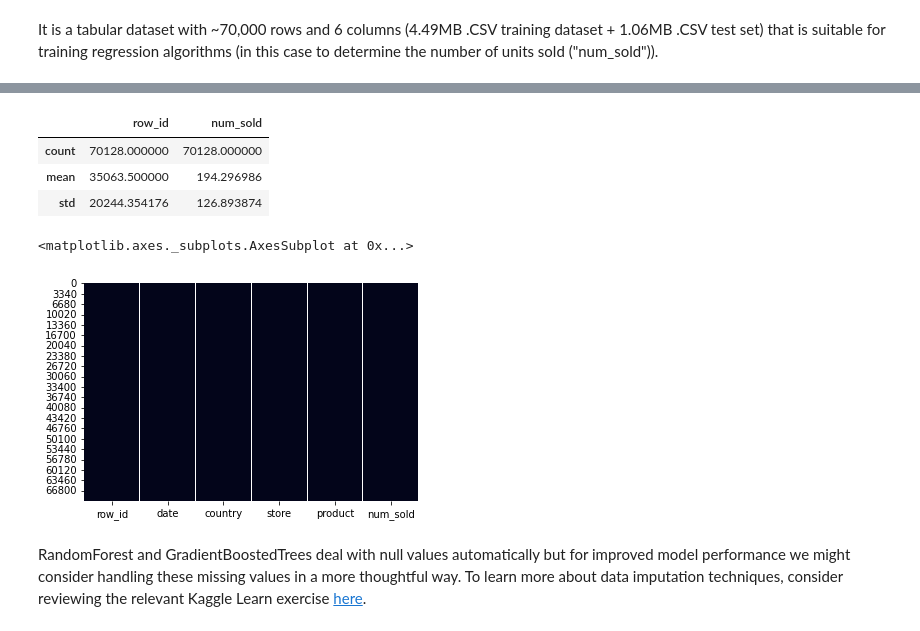
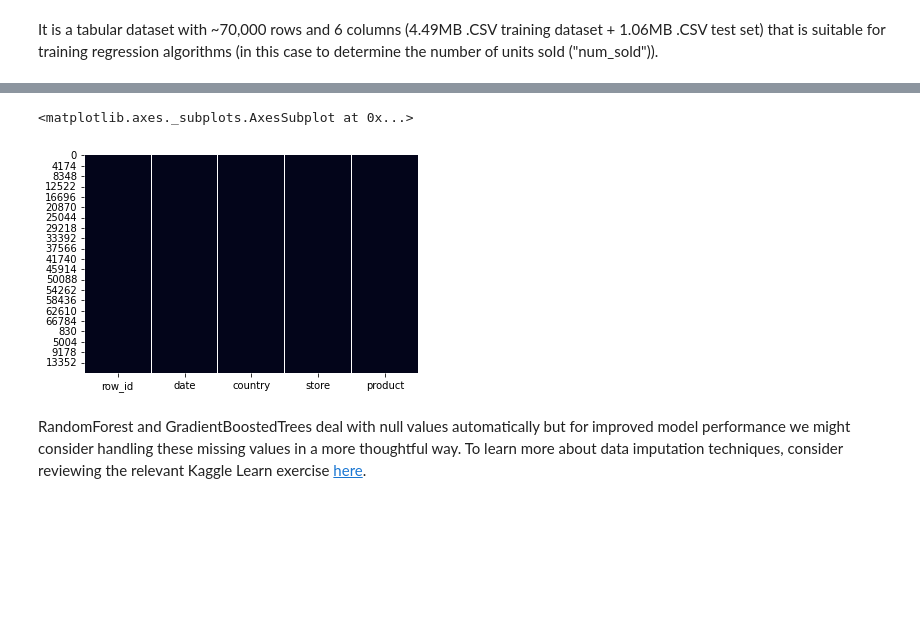
Before and after one commit to Chirag314/Tabular-Data-Series, a Jupyter notebook: tds_sep_22_time_series.ipynb, the cells around one changed output, grey strips where cells are left out. Saved outputs shown, nothing was run; the diff lists cells and outputs as text; code cells hidden in the pictures; blank space fills up the shorter version.

```diff
--- a/tds_sep_22_time_series.ipynb
+++ b/tds_sep_22_time_series.ipynb
@@ -194,21 +165,9 @@ test_df.head()
-# %%
-# print basic summary statistics
-train_df.describe().head(3)
-# For additional summary statistics you can run the following few lines as well:
-# from pandas_profiling import ProfileReport
-# # train_profile = ProfileReport(train_df, title="September 2022 Tabular Data Series")
-# # train_profile
-# %% [output]
-|  | row_id | num_sold |
-| count | 70128.000000 | 70128.000000 |
-| mean | 35063.500000 | 194.296986 |
-| std | 20244.354176 | 126.893874 |
 # %%
 # check for missing values
-sns.heatmap(train_df.isnull(), cbar=False)
+sns.heatmap(all_df.isnull(), cbar=False)
 # %% [output]
 <matplotlib.axes._subplots.AxesSubplot at 0x...>
-[figure, old version]
+[figure, new version]
 # %% [markdown]
 RandomForest and GradientBoostedTrees deal with null values automatically but for improved model performance we might consider handling these missing values in a more thoughtful way.  To learn more about data imputation techniques, consider reviewing the relevant Kaggle Learn exercise [here](https://www.kaggle.com/code/alexisbcook/missing-values).
 # %% [markdown]
```
Also changed, not shown: parts of 44 cells of this notebook.
